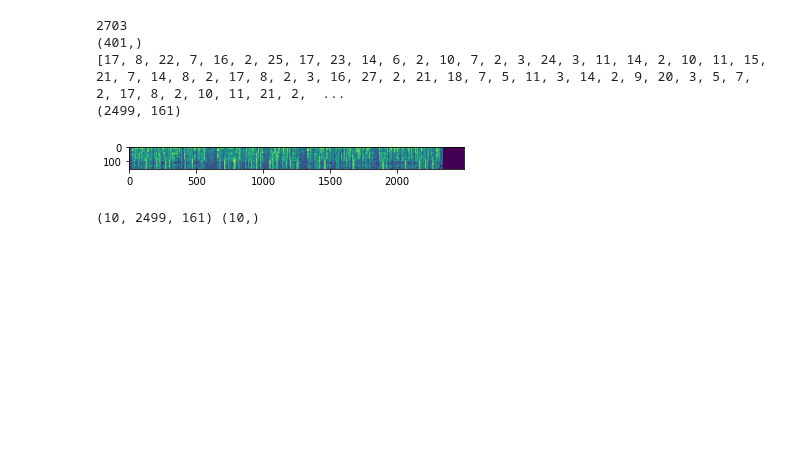
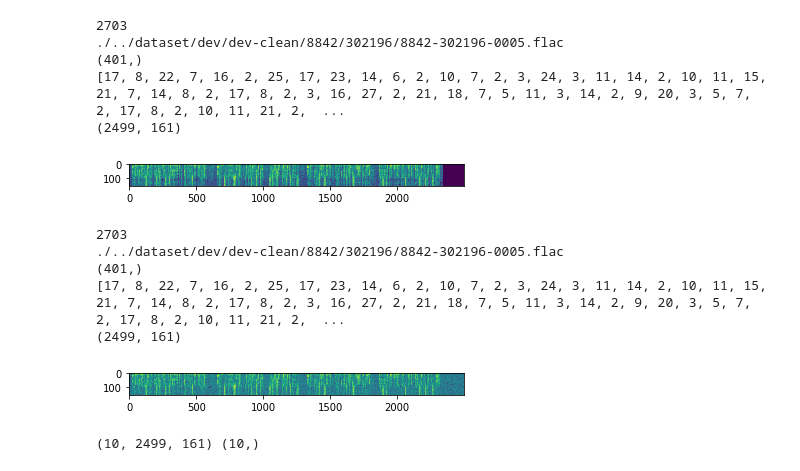
Before and after one commit to ShivenTripathi/ConversationalRobot, a Jupyter notebook: speechRecog/src/data_loader.ipynb, the cells around one changed output. Saved outputs shown, nothing was run; the diff lists cells and outputs as text; code cells hidden in the pictures; blank space fills up the shorter version.

Commit message:
noise injected, half split

```diff
--- a/speechRecog/src/data_loader.ipynb
+++ b/speechRecog/src/data_loader.ipynb
@@ -100,15 +100,17 @@ def spectrogram(samples, fft_length=256, sample_rate=2, hop_length=128):
 
     return x, freqs
 # %%
-def spectrogram_from_file(filename, step=10, window=20, max_freq=None,
+def spectrogram_from_file(filename ,aug='False',step=10, window=20, max_freq=None,
                           eps=1e-14,input_length=400000):
     with soundfile.SoundFile(filename) as sound_file:
         audio = sound_file.read(dtype='float32')
+        sample_rate = sound_file.samplerate
+
         if len(audio)>input_length:
             audio = audio[:input_length]
         else:
             audio = np.pad(audio, (0, max(0, input_length - len(audio))), "constant")
-        sample_rate = sound_file.samplerate
+
         if audio.ndim >= 2:
             audio = np.mean(audio, 1)
         if max_freq is None:
@@ -120,9 +122,13 @@ def spectrogram_from_file(filename, step=10, window=20, max_freq=None,
             raise ValueError("step size must not be greater than window size")
         hop_length = int(0.001 * step * sample_rate)
         fft_length = int(0.001 * window * sample_rate)
-        pxx, freqs = spectrogram(
-            audio, fft_length=fft_length, sample_rate=sample_rate,
-            hop_length=hop_length)
+        if aug=='True':
+            RMS=np.sqrt(np.mean(audio**2))
+            noise=np.random.normal(0, RMS, audio.shape[0])/30
+            audio+=noise
+            pxx, freqs = spectrogram(audio, fft_length=fft_length, sample_rate=sample_rate,hop_length=hop_length)
+        else:
+            pxx, freqs = spectrogram(audio, fft_length=fft_length, sample_rate=sample_rate,hop_length=hop_length)
         ind = np.where(freqs <= max_freq)[0][-1] + 1
         spec=np.transpose(np.log(pxx[:ind, :] + eps))
 
@@ -150,7 +156,7 @@ def load_all_data():
     #df = pd.DataFrame(data, columns = ['source','transcript'])
     return data
 # %%
-def process_input_file(sample):
+def process_input_file(sample,aug):
     source,transcript=sample
 
     transcript=transcript.split(' ',1)[1]
@@ -161,22 +167,40 @@ def process_input_file(sample):
         if character==' ':
                 character='<SPACE>'
         line_to_index.append(char_map[character])
-    processed_input=(spectrogram_from_file(source),line_to_index)
+    processed_input=(spectrogram_from_file(source,aug),line_to_index)
     return processed_input
 # %%
 data=load_all_data()
 print(len(data))
-spec,text=process_input_file(data[0])
+print(data[0][0])
+spec,text=process_input_file(data[0],aug='False')
 print(np.shape(text))
 print(text)
 plt.imshow(np.transpose(spec))
 print(spec.shape)
 # %% [output]
 2703
+./../dataset/dev/dev-clean/8842/302196/8842-302196-0005.flac
 (401,)
 [17, 8, 22, 7, 16, 2, 25, 17, 23, 14, 6, 2, 10, 7, 2, 3, 24, 3, 11, 14, 2, 10, 11, 15, 21, 7, 14, 8, 2, 17, 8, 2, 3, 16, 27, 2, 21, 18, 7, 5, 11, 3, 14, 2, 9, 20, 3, 5, 7, 2, 17, 8, 2, 10, 11, 21, 2,  ...
 (2499, 161)
 [figure]
+# %%
+data=load_all_data()
+print(len(data))
+print(data[0][0])
+spec,text=process_input_file(data[0],aug='True')
+print(np.shape(text))
+print(text)
+plt.imshow(np.transpose(spec))
+print(spec.shape)
+# %% [output]
+2703
+./../dataset/dev/dev-clean/8842/302196/8842-302196-0005.flac
+(401,)
+[17, 8, 22, 7, 16, 2, 25, 17, 23, 14, 6, 2, 10, 7, 2, 3, 24, 3, 11, 14, 2, 10, 11, 15, 21, 7, 14, 8, 2, 17, 8, 2, 3, 16, 27, 2, 21, 18, 7, 5, 11, 3, 14, 2, 9, 20, 3, 5, 7, 2, 17, 8, 2, 10, 11, 21, 2,  ...
+(2499, 161)
+[figure, added]
 # %%
 import keras
 
```
Also changed, not shown: parts of 2 cells of this notebook.
